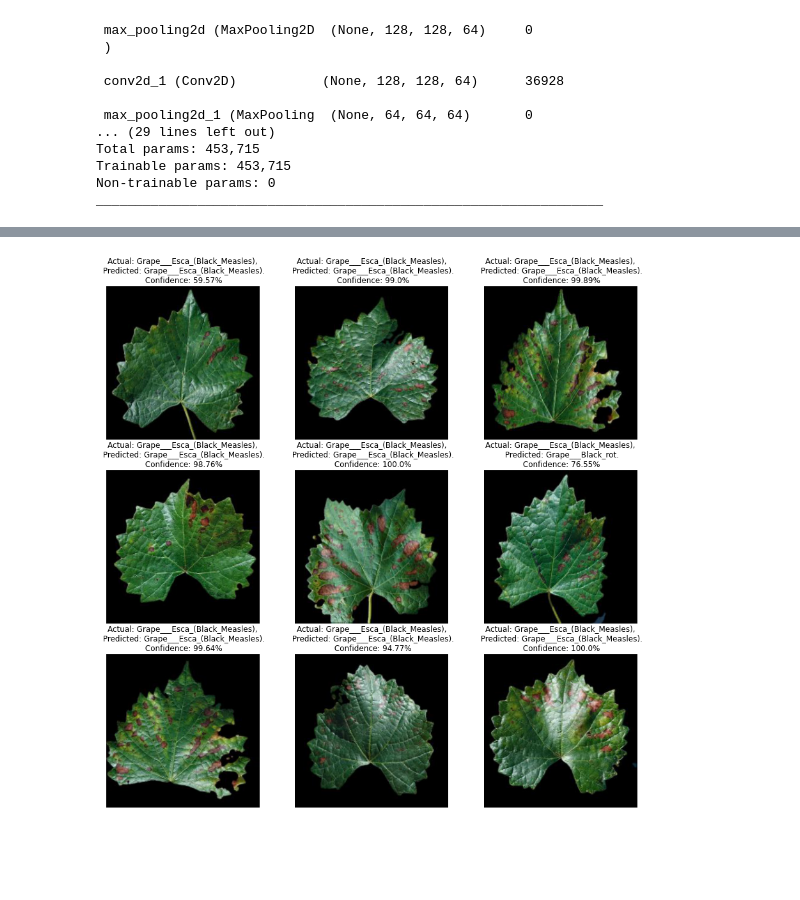
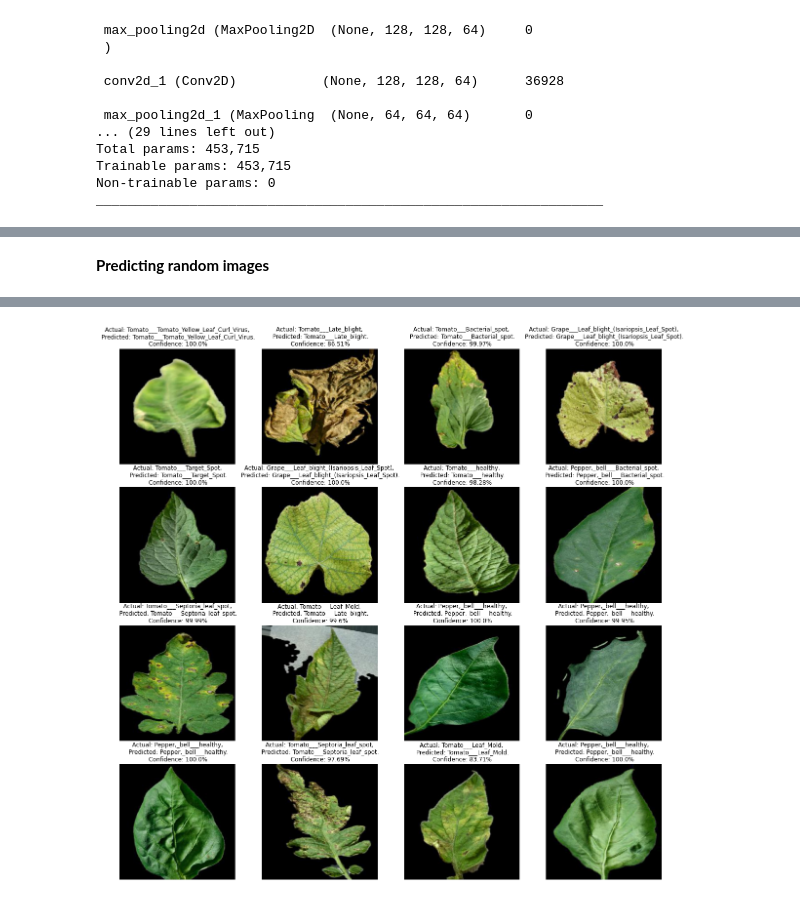
Before and after one commit to Vishwajeet111/Classification-of-Leaves-disease, a Jupyter notebook: Trial_v_1.ipynb, the cells around one changed output, grey strips where cells are left out. Cells and saved outputs as stored; diff of their text form; code cells hidden in the pictures; blank space fills up the shorter version.

```diff
--- a/Trial_v_1.ipynb
+++ b/Trial_v_1.ipynb
@@ -262,0 +303,2 @@ print(classification_report(test_generator.classes, y_pred, target_names=target_
+# %%
+colors = ['blue','brown','orange','pink','green','gray','red','olive','purple','cyan','violet','crimson','teal','lime','orangered','#FFEBCD','#F0FFFF','orchid','purple']
@@ -262,0 +309,16 @@ print(classification_report(test_generator.classes, y_pred, target_names=target_
+# %%
+fpr = {}
+tpr = {}
+thresh = {}
+roc_auc = {}
+n_classes = len(class_names)
+for i in range(n_classes):
+  fpr[i], tpr[i], thresh[i], = roc_curve(y_pred, y_prob[:,i],pos_label=i)
+  roc_auc[i] = auc(fpr[i], tpr[i])
+
+for i in range(n_classes):
+  sns.lineplot(x=fpr[i],y=tpr[i],color=colors[i],label=class_names[i]+' AUC = %0.3f' % roc_auc[i])
+plt.title('Leaves Diseases ROC curve')
+plt.xlabel('False Positive Rate')
+plt.ylabel('True Positive rate')
+plt.show()
@@ -263,18 +327,22 @@ print(classification_report(test_generator.classes, y_pred, target_names=target_
+# %% [markdown]
+**Predicting random images**
 # %%
 def predict(model, img):
     img_array = tf.keras.preprocessing.image.img_to_array(images[i])
     img_array = tf.expand_dims(img_array, 0)
 
-    predictions = model.predict(img_array)
+    predictions = model.predict(img_array, verbose=0)
 
     predicted_class = class_names[np.argmax(predictions[0])]
     confidence = round(100 * (np.max(predictions[0])), 2)
     return predicted_class, confidence
+# %%
+test_generator.shuffle = True
 # %%
-plt.figure(figsize=(15, 15))
+plt.figure(figsize=(20, 20))
 for images, labels in test_generator:
-    for i in range(9):
-        ax = plt.subplot(3, 3, i + 1)
+    for i in range(16):
+        ax = plt.subplot(4, 4, i + 1)
         plt.imshow(images[i])
 
         predicted_class, confidence = predict(model, images[i])
@@ -297,2 +356,2 @@ for images, labels in test_generator:
-[figure, old version]
+[figure, new version]
 # %%
```
Also changed, not shown: parts of 34 cells of this notebook.
